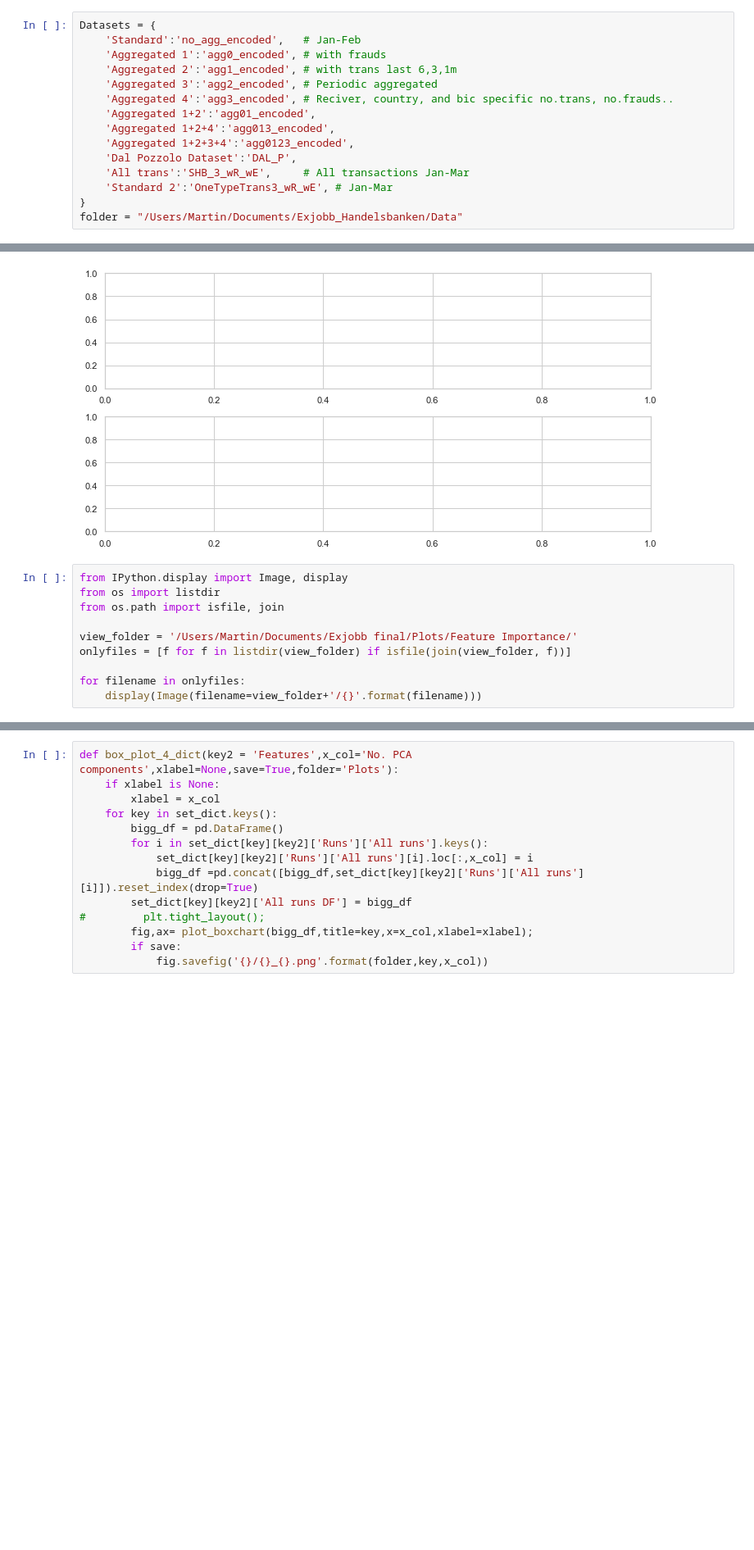
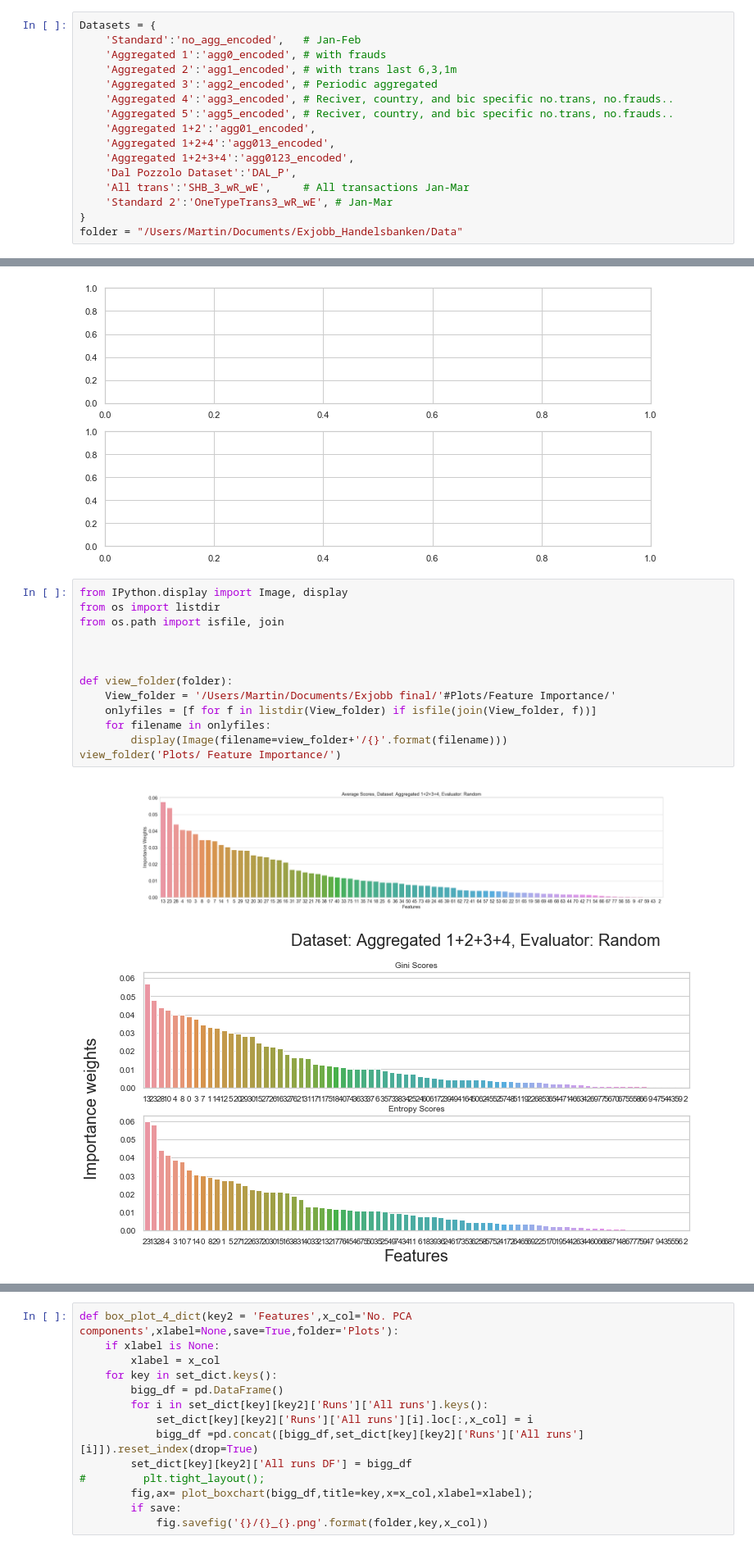
Before and after one commit to ynax/Exjobb-final, a Jupyter notebook: Exjobb Handelsbanken 2021. Martin Jacobson.ipynb, the cells around one changed output, grey strips where cells are left out. Shown at 82% size. Cells and saved outputs as stored; diff of their text form; blank space fills up the shorter version.

Commit message:
Update Exjobb Handelsbanken 2021. Martin Jacobson.ipynb
2 save

```diff
--- a/Exjobb Handelsbanken 2021. Martin Jacobson.ipynb
+++ b/Exjobb Handelsbanken 2021. Martin Jacobson.ipynb
@@ -42,6 +42,7 @@ Datasets = {
     'Aggregated 2':'agg1_encoded', # with trans last 6,3,1m
     'Aggregated 3':'agg2_encoded', # Periodic aggregated
     'Aggregated 4':'agg3_encoded', # Reciver, country, and bic specific no.trans, no.frauds..
+    'Aggregated 5':'agg5_encoded', # Reciver, country, and bic specific no.trans, no.frauds..
     'Aggregated 1+2':'agg01_encoded',
     'Aggregated 1+2+4':'agg013_encoded',
     'Aggregated 1+2+3+4':'agg0123_encoded',
@@ -226,10 +227,16 @@ KeyboardInterrupt:
 # %%
 from IPython.display import Image, display
 from os import listdir
 from os.path import isfile, join
 
-view_folder = '/Users/Martin/Documents/Exjobb final/Plots/Feature Importance/'
-onlyfiles = [f for f in listdir(view_folder) if isfile(join(view_folder, f))]
 
-for filename in onlyfiles:
-    display(Image(filename=view_folder+'/{}'.format(filename)))
+
+def view_folder(folder):
+    View_folder = '/Users/Martin/Documents/Exjobb final/'#Plots/Feature Importance/'
+    onlyfiles = [f for f in listdir(View_folder) if isfile(join(View_folder, f))]
+    for filename in onlyfiles:
+        display(Image(filename=view_folder+'/{}'.format(filename)))
+view_folder('Plots/ Feature Importance/')
+# %% [output]
+[figure, added]
+[figure, added]
```
Also changed, not shown: parts of 6 cells of this notebook.
